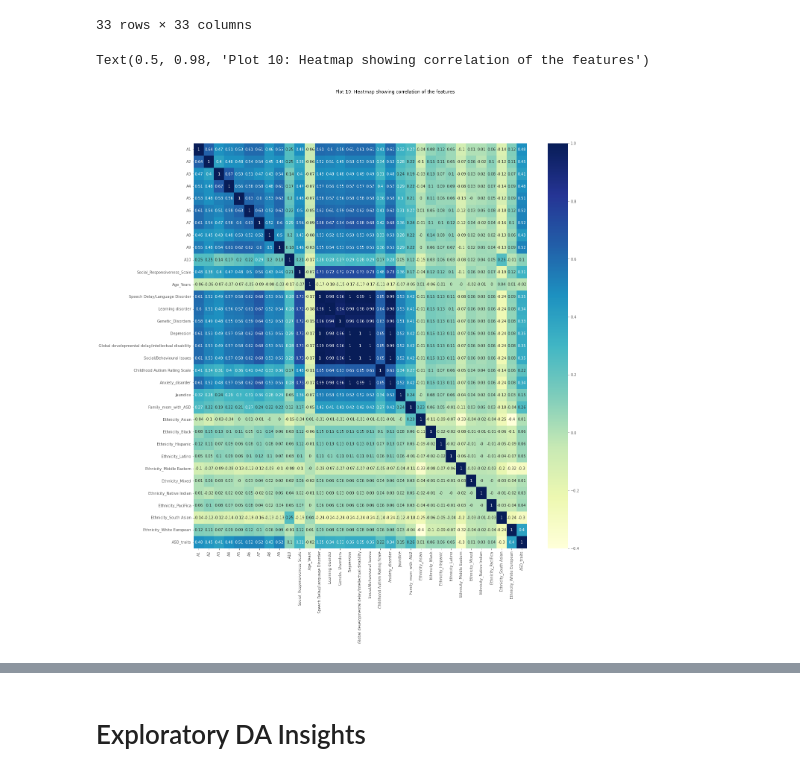
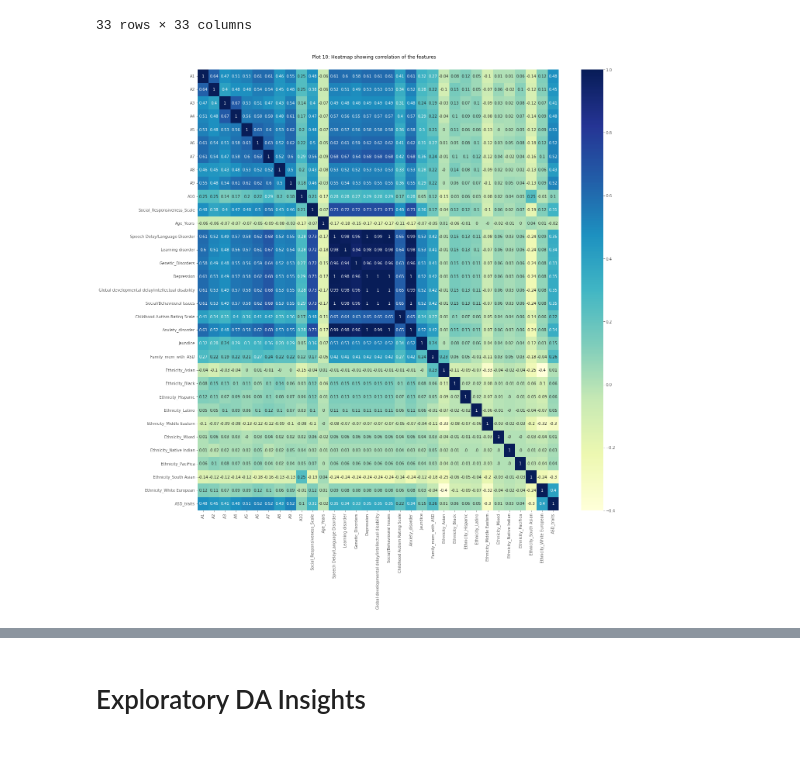
Before and after one commit to Olarsk/omdena-sl-autism, a Jupyter notebook: github data EDA.ipynb, the cells around one changed output, grey strips where cells are left out. Cells and saved outputs as stored; diff of their text form; code cells hidden in the pictures.

```diff
--- a/github data EDA.ipynb
+++ b/github data EDA.ipynb
@@ -196,11 +196,20 @@ sns.boxplot(data=asd, x='Qchat_10_Score').set(title = 'Plot 1: Distribution of Q
 [Text(0.5, 1.0, 'Plot 1: Distribution of QChat-10 Score')]
 [figure]
 # %%
+#preparing the grid
+fig, axes = plt.subplots(1,2, figsize=(10,5))
+
+# checking the spread of the age
+sns.boxplot(data=asd, y='Age_Years', ax=axes[0])
+
 # Check the age distribution since we are interested in toddlers
-ax = sns.countplot(data=asd, x='Age_Years')
-ax.set(title="Plot 2: Age distribution of the study population")
+ax = sns.countplot(data=asd, x='Age_Years', ax=axes[1])
 
 # to display the count of each bar
 for i in ax.containers:
     ax.bar_label(i, labels = [str(i.get_height()) for i in i.get_children()])
+
+plt.suptitle("Plot 2: Age distribution of the study population", y=1.0)
+plt.tight_layout()
+plt.show()
 # %% [output]
@@ -466,14 +502,10 @@ asd_corr
 | ASD_traits | 0.479714 | 0.449745 | 0.410215 | 0.479690 | 0.508735 | 0.520284 | 0.517213 | 0.428066 | 0.517711 | 0.103340 | ... | ... |
 33 rows × 33 columns
 # %%
-# sns.heatmap(asd_corr, cmap='YlGnBu')
-# mask
-mask = np.triu(asd_corr)
-
 # heatmap
 plt.figure(figsize=(20, 20))
 sns.heatmap(asd_corr.round(2), annot=True, cmap='YlGnBu')
-plt.suptitle("Plot 10: Heatmap showing correlation of the features")
+plt.suptitle("Plot 11: Heatmap showing correlation of the features", y=1.0)
+plt.tight_layout()
 # %% [output]
-Text(0.5, 0.98, 'Plot 10: Heatmap showing correlation of the features')
-[figure, old version]
+[figure, new version]
```
Also changed, not shown: parts of 14 cells of this notebook.
